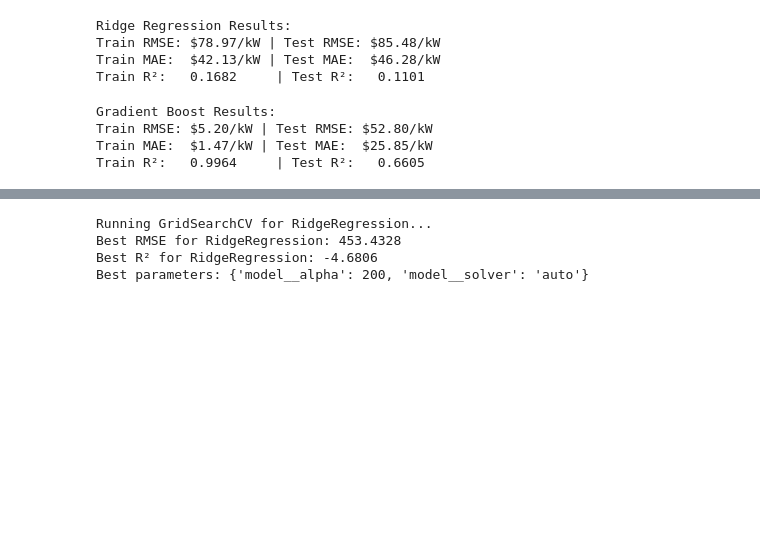
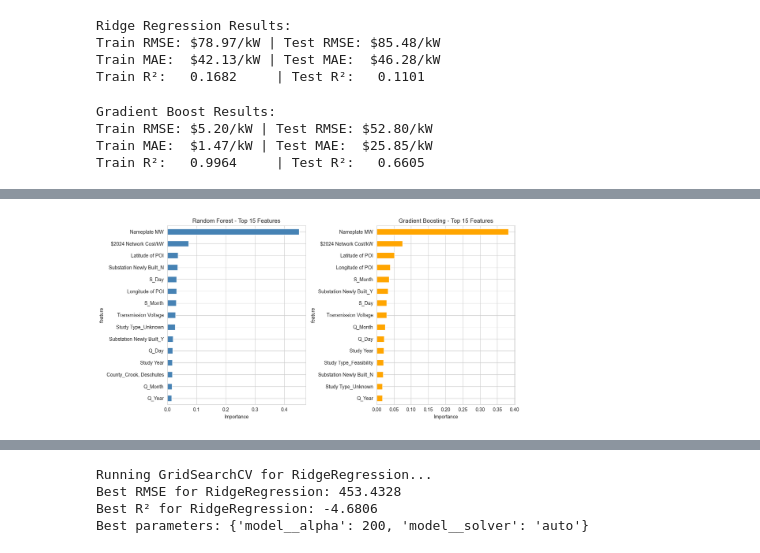
Before and after one commit to cloover7/interconnection-queue-predictions, a Jupyter notebook: interconnection_costs.ipynb, the cells around one changed output, grey strips where cells are left out. Drawn from its saved outputs; the diff is of its cells as text; code cells hidden in the pictures; blank space fills up the shorter version.

```diff
--- a/interconnection_costs.ipynb
+++ b/interconnection_costs.ipynb
@@ -536,0 +529,5 @@ Train R²:   0.9964     | Test R²:   0.6605
+# %%
+gb_feature_importance = get_pipeline_feature_importances(gb_model)
+rf_feature_importance = get_pipeline_feature_importances(rf_model)
+print(gb_feature_importance)
+print(rf_feature_importance)
@@ -671,0 +586,29 @@ Ridge Regression  85.478703 46.281119 0.110088   78.971056  0.168249          0.
+# %%
+##Feature Importance Comparison
+fig, axes = plt.subplots(1, 3, figsize=(18, 6))
+
+# Random Forest
+rf_feature_importance.head(15).plot(
+    x='feature', y='importance', kind='barh',
+    ax=axes[0], color='steelblue', legend=False
+)
+axes[0].set_xlabel('Importance')
+axes[0].set_title('Random Forest - Top 15 Features')
+axes[0].invert_yaxis()  # So the most important is on top
+
+# Gradient Boosting
+gb_feature_importance.head(15).plot(
+    x='feature', y='importance', kind='barh',
+    ax=axes[1], color='orange', legend=False
+)
+axes[1].set_xlabel('Importance')
+axes[1].set_title('Gradient Boosting - Top 15 Features')
+axes[1].invert_yaxis()
+
+# placeholder for a third model
+axes[2].axis('off')
+
+plt.tight_layout()
+plt.show()
+# %% [output]
+[figure, added]
```
Also changed, not shown: parts of 13 cells of this notebook.
